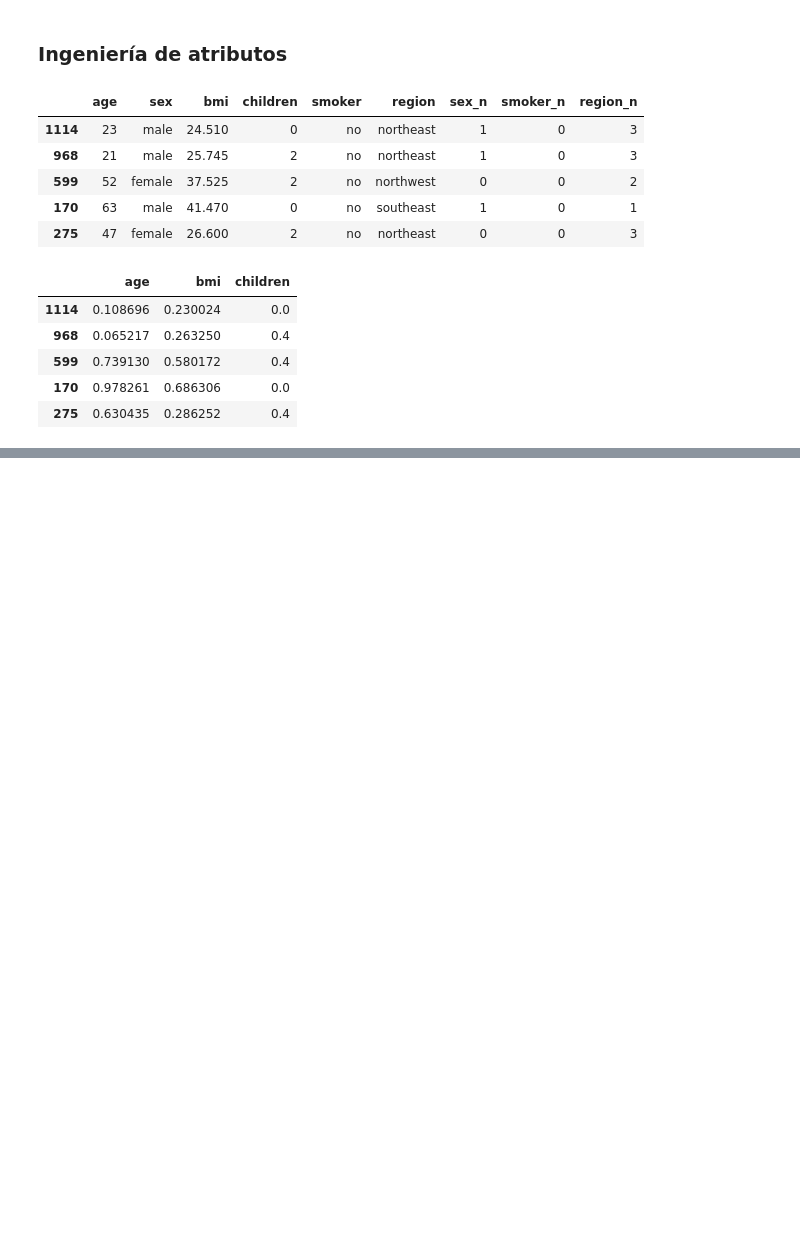
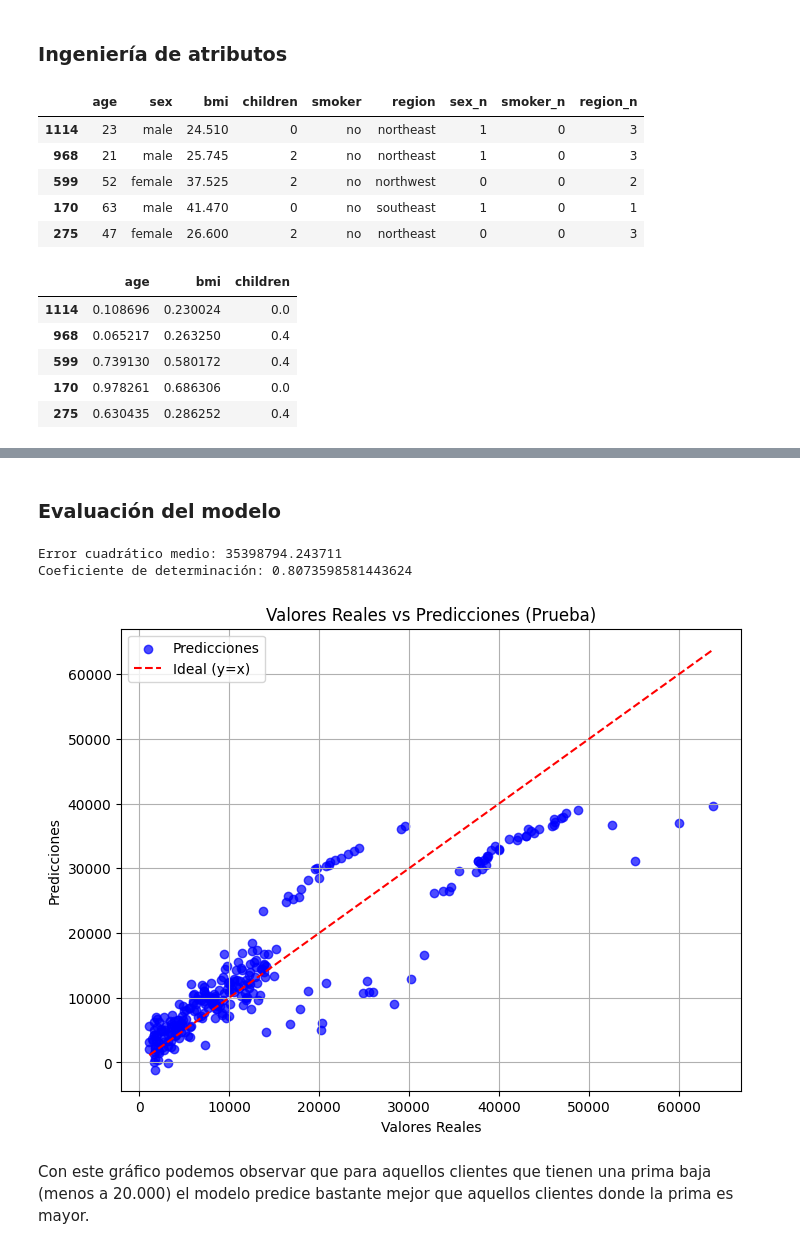
Before and after one commit to 4GeeksAcademy/Tutorial-de-Proyecto-de-Regresi-n-Lineal-VLG, a Jupyter notebook: src/explore.ipynb, the cells around one changed output, grey strips where cells are left out. Drawn from its saved outputs; the diff is of its cells as text; code cells hidden in the pictures; blank space fills up the shorter version.

```diff
--- a/src/explore.ipynb
+++ b/src/explore.ipynb
@@ -356,3 +362,20 @@ X_train_num_mm.head()
 | 599 | 0.739130 | 0.580172 | 0.4 |
 | 170 | 0.978261 | 0.686306 | 0.0 |
 | 275 | 0.630435 | 0.286252 | 0.4 |
+# %%
+cat_variables = ["sex","smoker","region"]
+
+# instancio el encoder
+onehot_encoder = OneHotEncoder(sparse_output=False)
+
+# entreno el encoder con los datos de entrenamiento
+onehot_encoder.fit(X_train[cat_variables])
+
+# aplico el encoder en amhos
+X_train_cat_ohe = onehot_encoder.transform(X_train[cat_variables])
+X_train_cat_ohe = pd.DataFrame(X_train_cat_ohe, index = X_train.index, columns=onehot_encoder.get_feature_names_out(cat_variables))
+
+X_test_cat_ohe = onehot_encoder.transform(X_test[cat_variables])
+X_test_cat_ohe = pd.DataFrame(X_test_cat_ohe, index = X_test.index, columns=onehot_encoder.get_feature_names_out(cat_variables))
+
+X_train_cat_ohe.head()
@@ -358,0 +391,5 @@ X_train_num_mm.head()
+# %%
+X_train_final = pd.concat([X_train_num_mm, X_train_cat_ohe], axis=1)
+X_test_final = pd.concat([X_test_num_mm, X_test_cat_ohe], axis=1)
+
+X_train_final.head()
@@ -358,0 +405,4 @@ X_train_num_mm.head()
+# %%
+model = LinearRegression()
+
+model.fit(X_train_final, y_train)
@@ -358,0 +423,3 @@ X_train_num_mm.head()
+# %%
+y_pred = model.predict(X_test_final)
+y_pred
@@ -358,0 +444,23 @@ X_train_num_mm.head()
+# %% [markdown]
+### Evaluación del modelo
+# %%
+print(f"Error cuadrático medio: {mean_squared_error(y_test, y_pred)}")
+print(f"Coeficiente de determinación: {r2_score(y_test, y_pred)}")
+# %% [output]
+Error cuadrático medio: 35398794.243711
+Coeficiente de determinación: 0.8073598581443624
+# %%
+# Gráfico para el conjunto de prueba
+plt.figure(figsize=(8, 6))
+plt.scatter(y_test, y_pred, alpha=0.7, color="blue", label="Predicciones")
+plt.plot([y_test.min(), y_test.max()], [y_test.min(), y_test.max()], '--r', label="Ideal (y=x)")
+plt.xlabel("Valores Reales")
+plt.ylabel("Predicciones")
+plt.title("Valores Reales vs Predicciones (Prueba)")
+plt.legend()
+plt.grid()
+plt.show()
+# %% [output]
+[figure, added]
+# %% [markdown]
+Con este gráfico podemos observar que para aquellos clientes que tienen una prima baja (menos a 20.000) el modelo predice bastante mejor que aquellos clientes donde la prima es mayor.
```
Also changed, not shown: parts of 11 cells of this notebook.
